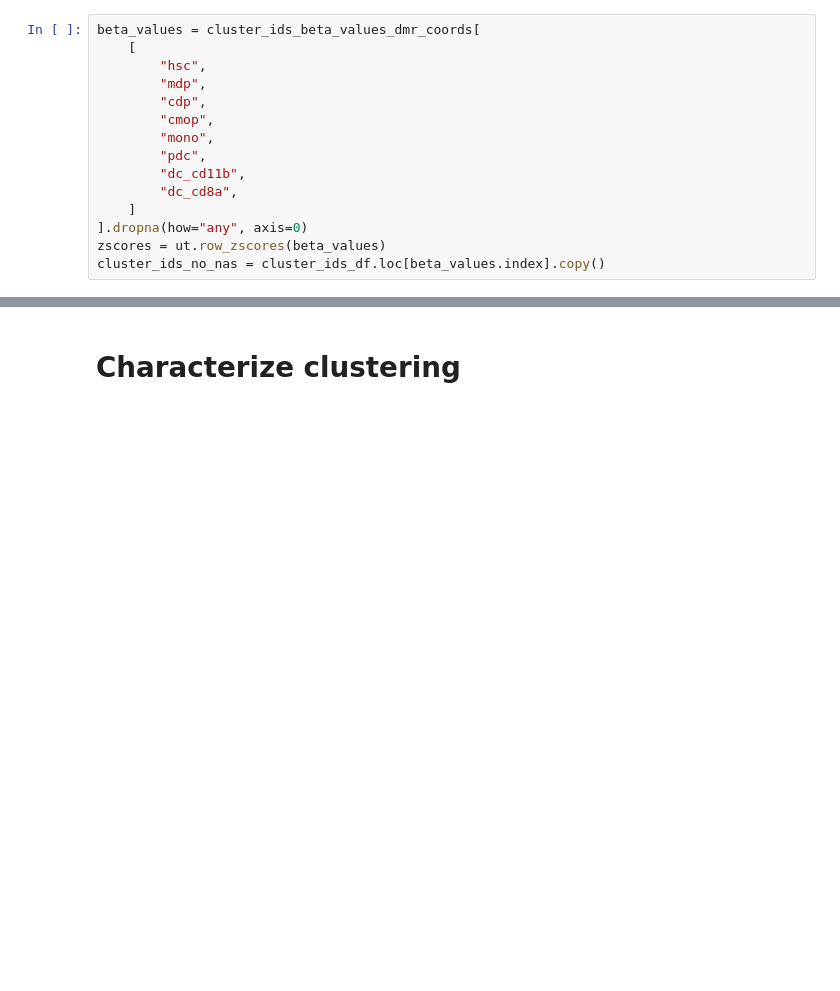
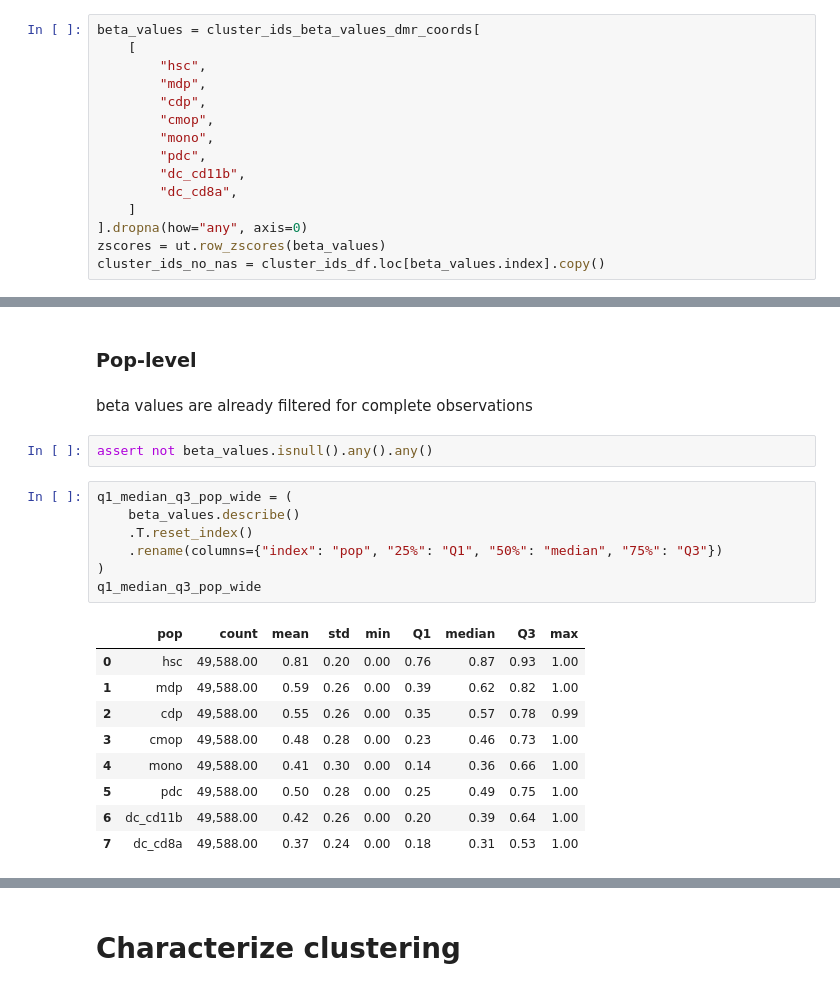
Before and after one commit to stephenkraemer/dendritic_cells, a Jupyter notebook: dendritic_cells/analyses_for_manuscript_20201015_nb.ipynb, the cells around one changed output, grey strips where cells are left out. Drawn from its saved outputs; the diff is of its cells as text; blank space fills up the shorter version.

```diff
--- a/dendritic_cells/analyses_for_manuscript_20201015_nb.ipynb
+++ b/dendritic_cells/analyses_for_manuscript_20201015_nb.ipynb
@@ -421,0 +500,23 @@ ut.dkfz_link(results_dir + '/dmr-beta-value_agg-stats.tsv')
+# %% [markdown]
+### Pop-level
+# %% [markdown]
+beta values are already filtered for complete observations
+# %%
+assert not beta_values.isnull().any().any()
+# %%
+q1_median_q3_pop_wide = (
+    beta_values.describe()
+    .T.reset_index()
+    .rename(columns={"index": "pop", "25%": "Q1", "50%": "median", "75%": "Q3"})
+)
+q1_median_q3_pop_wide
+# %% [output]
+|  | pop | count | mean | std | min | Q1 | median | Q3 | max |
+| 0 | hsc | 49,588.00 | 0.81 | 0.20 | 0.00 | 0.76 | 0.87 | 0.93 | 1.00 |
+| 1 | mdp | 49,588.00 | 0.59 | 0.26 | 0.00 | 0.39 | 0.62 | 0.82 | 1.00 |
+| 2 | cdp | 49,588.00 | 0.55 | 0.26 | 0.00 | 0.35 | 0.57 | 0.78 | 0.99 |
+| 3 | cmop | 49,588.00 | 0.48 | 0.28 | 0.00 | 0.23 | 0.46 | 0.73 | 1.00 |
+| 4 | mono | 49,588.00 | 0.41 | 0.30 | 0.00 | 0.14 | 0.36 | 0.66 | 1.00 |
+| 5 | pdc | 49,588.00 | 0.50 | 0.28 | 0.00 | 0.25 | 0.49 | 0.75 | 1.00 |
+| 6 | dc_cd11b | 49,588.00 | 0.42 | 0.26 | 0.00 | 0.20 | 0.39 | 0.64 | 1.00 |
+| 7 | dc_cd8a | 49,588.00 | 0.37 | 0.24 | 0.00 | 0.18 | 0.31 | 0.53 | 1.00 |
```
Also changed, not shown: parts of 34 cells of this notebook, 3 other files.
